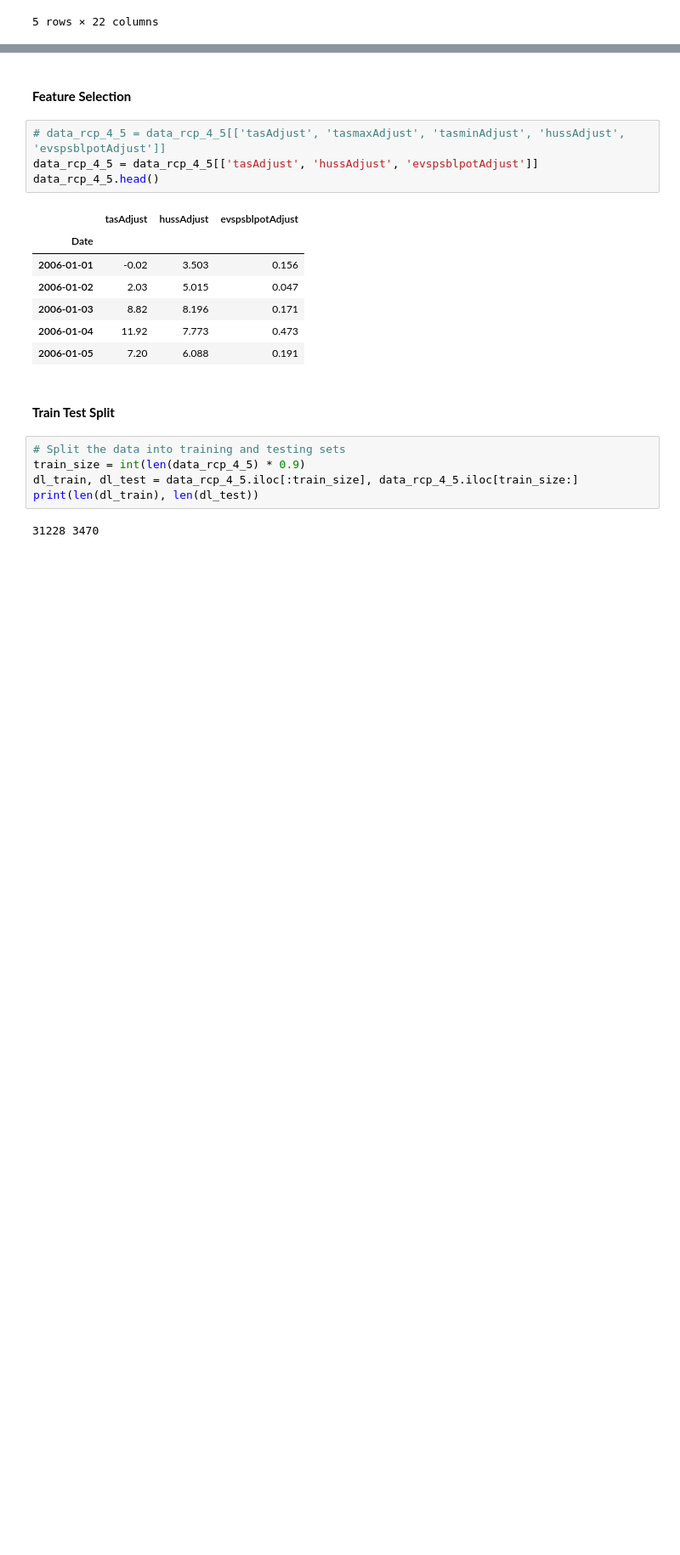
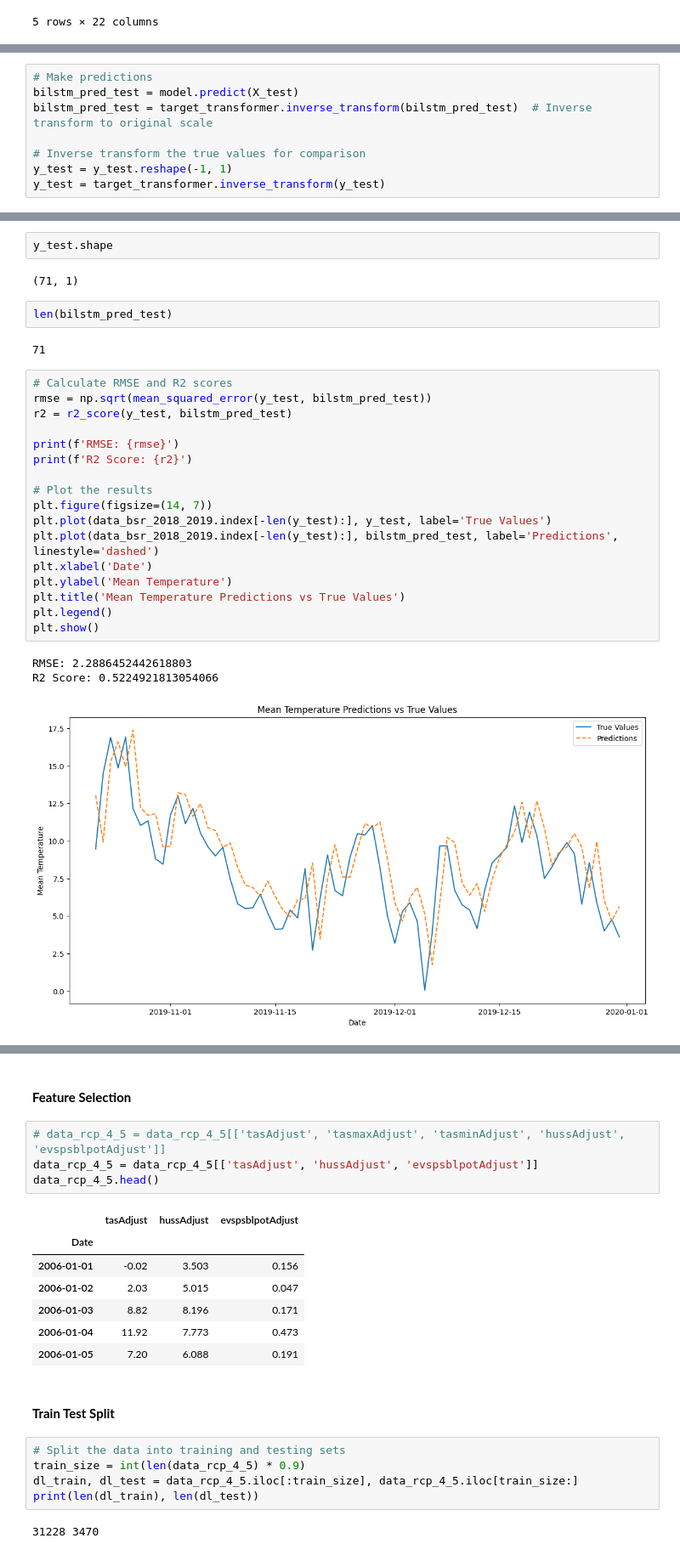
Before and after one commit to kubit07/data_analyse_DRIAS, a Jupyter notebook: bidirectional_lstm_model.ipynb, the cells around one changed output, grey strips where cells are left out. Shown at 85% size. Drawn from its saved outputs; the diff is of its cells as text; blank space fills up the shorter version.

```diff
--- a/bidirectional_lstm_model.ipynb
+++ b/bidirectional_lstm_model.ipynb
@@ -169,0 +370,8 @@ data_basilique_2018_2019.head()
+# %%
+# Make predictions
+bilstm_pred_test = model.predict(X_test)
+bilstm_pred_test = target_transformer.inverse_transform(bilstm_pred_test)  # Inverse transform to original scale
+
+# Inverse transform the true values for comparison
+y_test = y_test.reshape(-1, 1)
+y_test = target_transformer.inverse_transform(y_test)
@@ -169,0 +384,29 @@ data_basilique_2018_2019.head()
+# %%
+y_test.shape
+# %% [output]
+(71, 1)
+# %%
+len(bilstm_pred_test)
+# %% [output]
+71
+# %%
+# Calculate RMSE and R2 scores
+rmse = np.sqrt(mean_squared_error(y_test, bilstm_pred_test))
+r2 = r2_score(y_test, bilstm_pred_test)
+
+print(f'RMSE: {rmse}')
+print(f'R2 Score: {r2}')
+
+# Plot the results
+plt.figure(figsize=(14, 7))
+plt.plot(data_bsr_2018_2019.index[-len(y_test):], y_test, label='True Values')
+plt.plot(data_bsr_2018_2019.index[-len(y_test):], bilstm_pred_test, label='Predictions', linestyle='dashed')
+plt.xlabel('Date')
+plt.ylabel('Mean Temperature')
+plt.title('Mean Temperature Predictions vs True Values')
+plt.legend()
+plt.show()
+# %% [output]
+RMSE: 2.2886452442618803
+R2 Score: 0.5224921813054066
+[figure, added]
```
Also changed, not shown: parts of 35 cells of this notebook.
